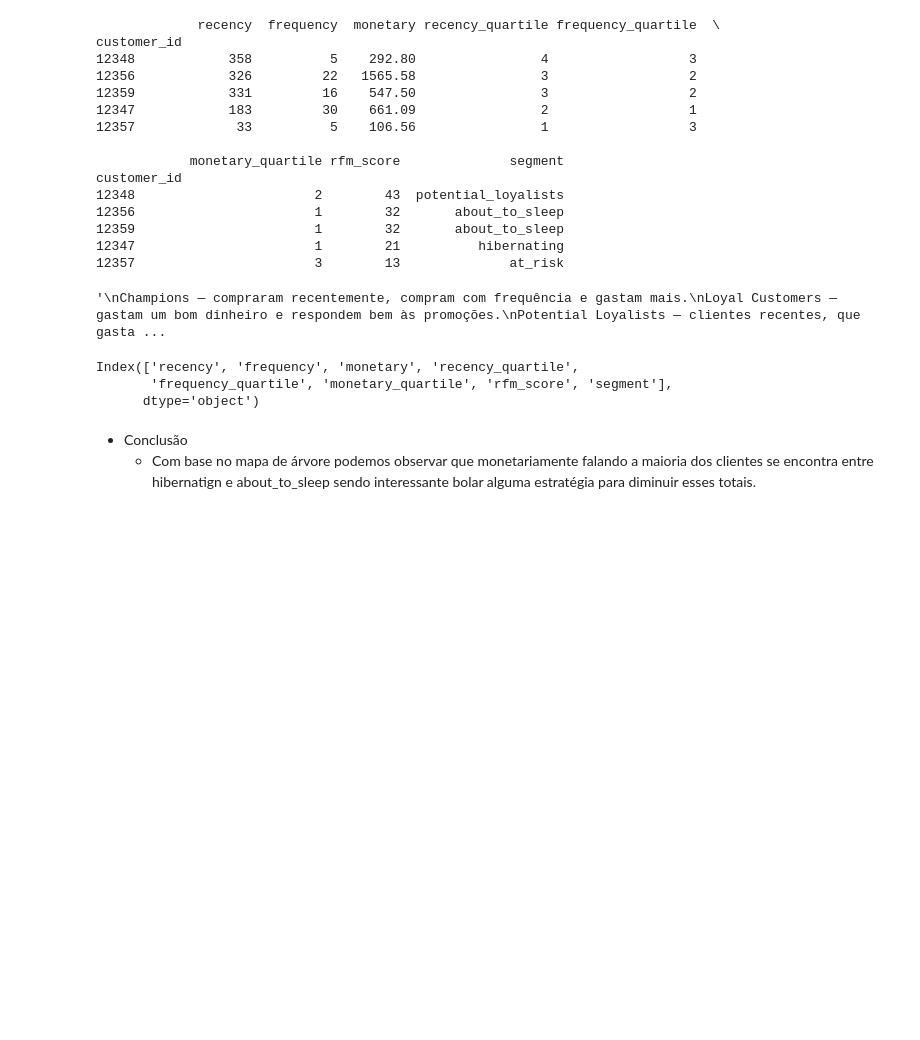
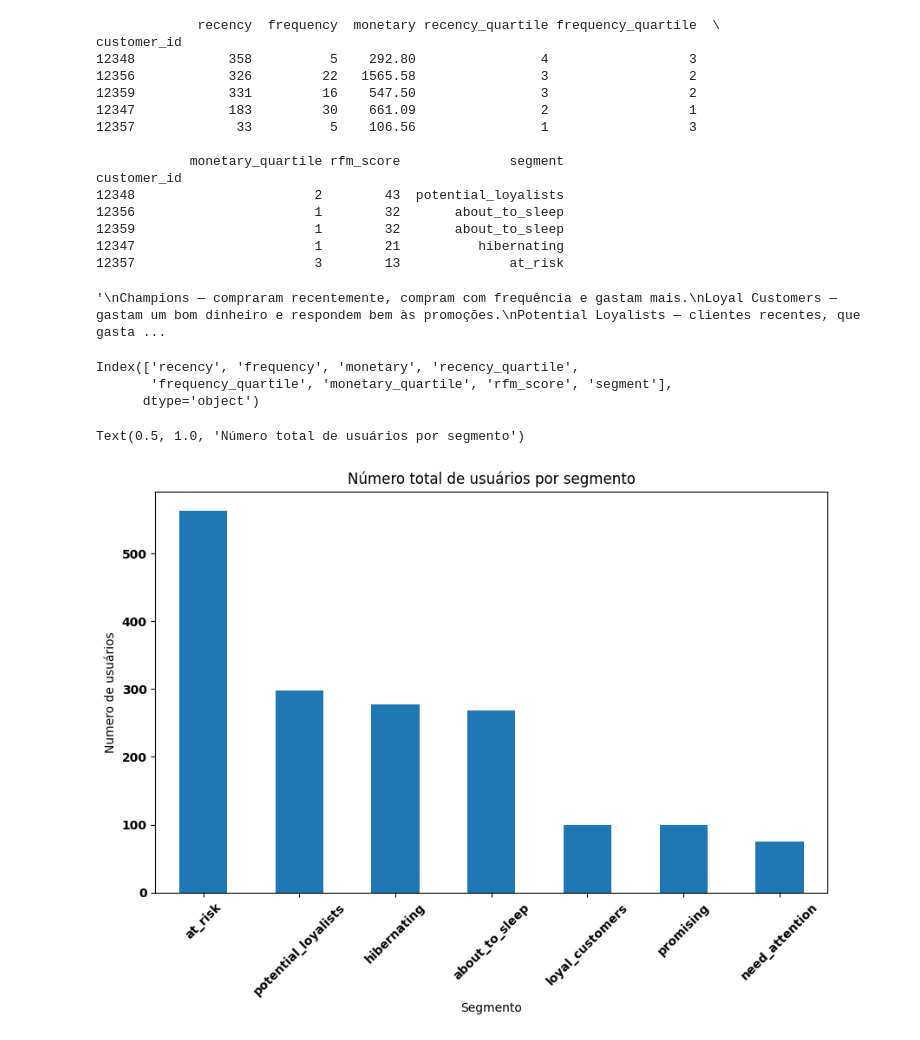
Before and after one commit to renanpan/Segmentando_clientes, a Jupyter notebook: projeto_sprint_13.ipynb, the cells around one changed output. Cells and saved outputs as stored; diff of their text form; code cells hidden in the pictures; blank space fills up the shorter version.

```diff
--- a/projeto_sprint_13.ipynb
+++ b/projeto_sprint_13.ipynb
@@ -1141,3 +1069,15 @@ fig.show()
-# %% [markdown]
-- Conclusão
-    - Com base no mapa de árvore podemos observar que monetariamente falando a maioria dos clientes se encontra entre hibernatign e about_to_sleep sendo interessante bolar alguma estratégia para diminuir esses totais.
+# %%
+# Criar um gráfico de barras para a distribuição do total de usuários dentro de cada segmento
+
+segment_users = rfm_table['segment'].value_counts()
+
+# Plotando os dados
+plt.figure(figsize=[10,6])
+segment_users.plot(kind='bar')
+plt.ylabel('Numero de usuários')
+plt.xlabel('Segmento')
+plt.xticks(rotation=45)
+plt.title("Número total de usuários por segmento")
+# %% [output]
+Text(0.5, 1.0, 'Número total de usuários por segmento')
+[figure, added]
```
Also changed, not shown: parts of 63 cells of this notebook, 1 other file.
